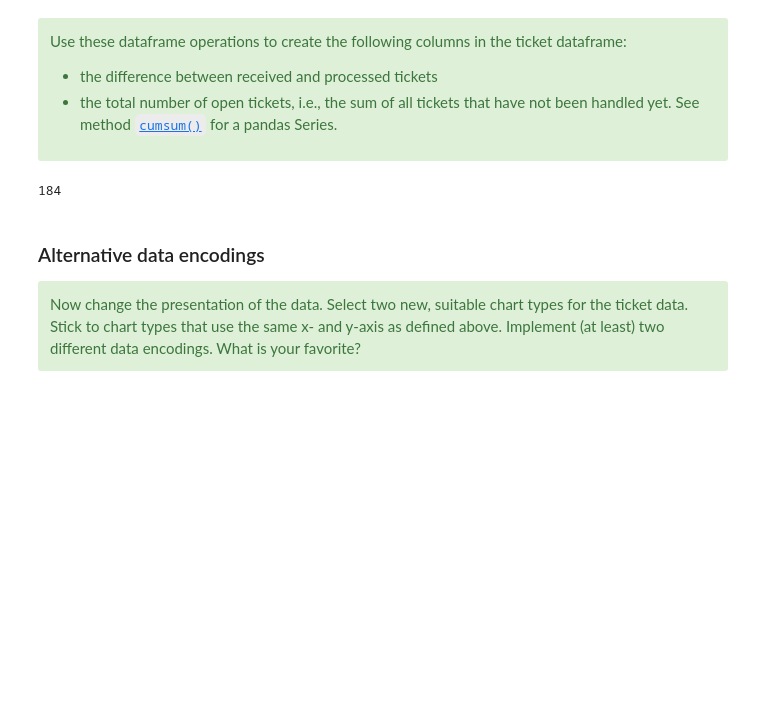
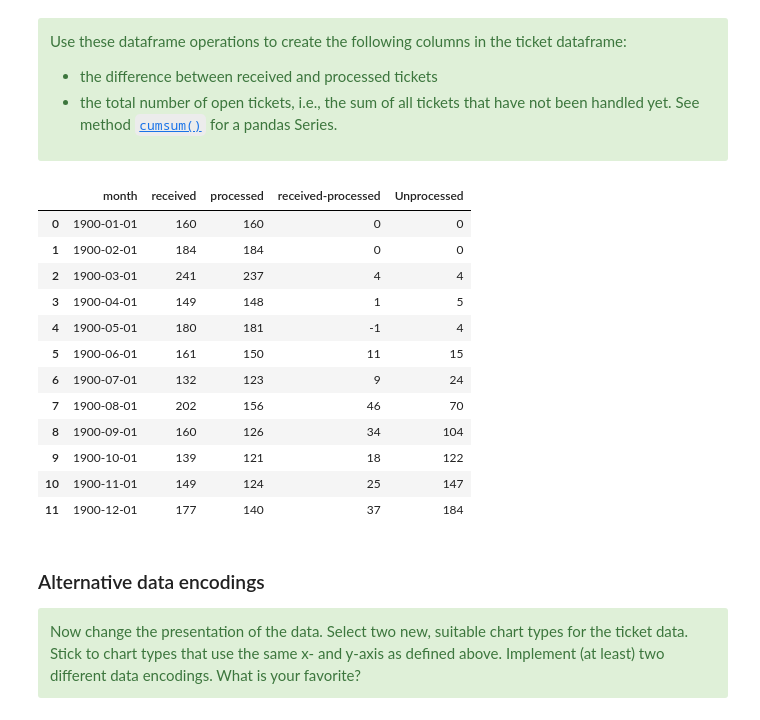
Before and after one commit to schwedeErik/DataVisualization, a Jupyter notebook: AssignmentTwo/A2_GoodChartDesign.ipynb, the cells around one changed output. Cells and saved outputs as stored; diff of their text form; code cells hidden in the pictures; blank space fills up the shorter version.

```diff
--- a/AssignmentTwo/A2_GoodChartDesign.ipynb
+++ b/AssignmentTwo/A2_GoodChartDesign.ipynb
@@ -132,7 +132,7 @@ Improve all chart elements of the list above except for the data representation
 </div>
 # %%
 p = figure(title="TICKET VOLUME", height=400, x_axis_type='datetime')
-#df['month'] = [datetime.date(1900, x, 1) for x in df['month']]
+df['month'] = [datetime.date(1900, x, 1) for x in df['month']]
 p.vbar(source=df, x=dodge('month', -700000000/1.714, range=p.x_range), top='received', width=700000000,
        legend_label="Received  Tickets")
 p.vbar(source=df, x=dodge('month',  700000000/1.714, range=p.x_range), top='processed', width=700000000,
@@ -217,9 +217,21 @@ Use these dataframe operations to create the following columns in the ticket dat
 # %%
 df['received-processed'] = df['received'] - df['processed']
 df['Unprocessed'] = df['received-processed'].cumsum()
-df.at[11,'Unprocessed']
+df
 # %% [output]
-184
+|  | month | received | processed | received-processed | Unprocessed |
+| 0 | 1900-01-01 | 160 | 160 | 0 | 0 |
+| 1 | 1900-02-01 | 184 | 184 | 0 | 0 |
+| 2 | 1900-03-01 | 241 | 237 | 4 | 4 |
+| 3 | 1900-04-01 | 149 | 148 | 1 | 5 |
+| 4 | 1900-05-01 | 180 | 181 | -1 | 4 |
+| 5 | 1900-06-01 | 161 | 150 | 11 | 15 |
+| 6 | 1900-07-01 | 132 | 123 | 9 | 24 |
+| 7 | 1900-08-01 | 202 | 156 | 46 | 70 |
+| 8 | 1900-09-01 | 160 | 126 | 34 | 104 |
+| 9 | 1900-10-01 | 139 | 121 | 18 | 122 |
+| 10 | 1900-11-01 | 149 | 124 | 25 | 147 |
+| 11 | 1900-12-01 | 177 | 140 | 37 | 184 |
 # %% [markdown]
 ### Alternative data encodings
 <div class="alert alert-success"> Now change the presentation of the data. Select two new, suitable chart types for the ticket data. Stick to chart types that use the same x- and y-axis as defined above. Implement (at least) two different data encodings. What is your favorite? </div>
```
Also changed, not shown: parts of 3 cells of this notebook, 2 other files.
